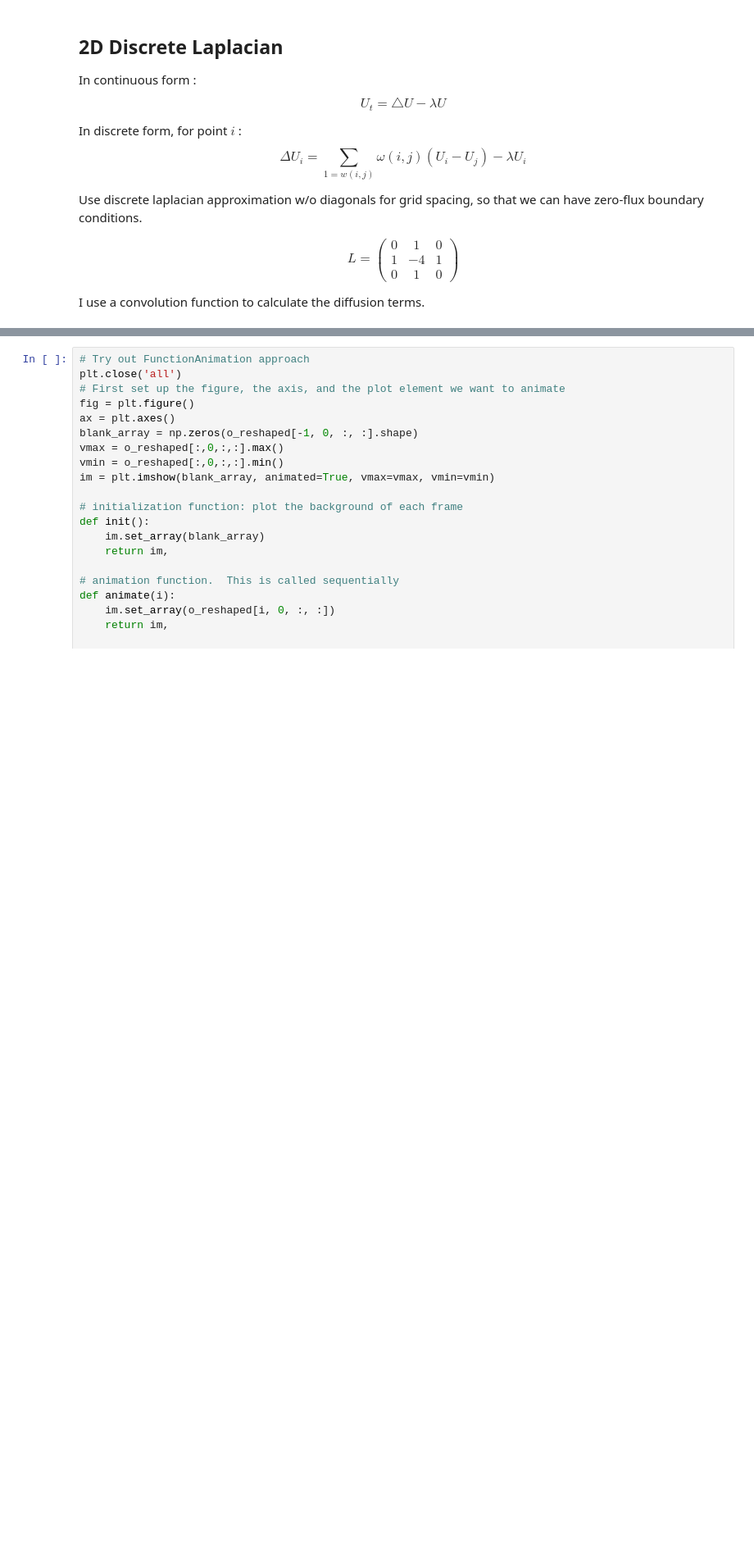
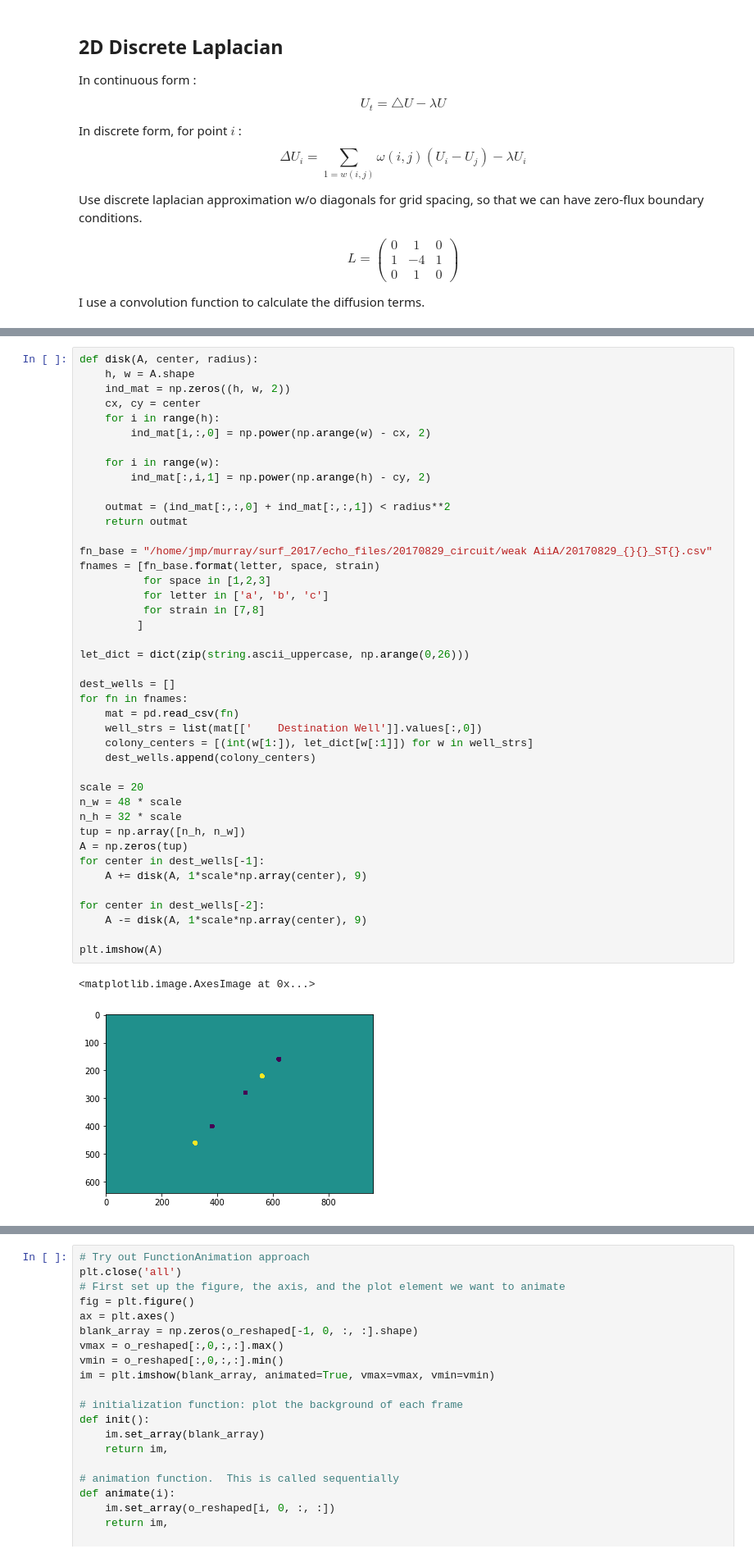
Before and after one commit to boospooky/omnitray-modeling, a Jupyter notebook: omnitray-modeling/simulation_notebook.ipynb, the cells around one changed output, grey strips where cells are left out. Shown at 82% size. Saved outputs shown, nothing was run; the diff lists cells and outputs as text; blank space fills up the shorter version.

```diff
--- a/omnitray-modeling/simulation_notebook.ipynb
+++ b/omnitray-modeling/simulation_notebook.ipynb
@@ -69,3 +90,48 @@ I use a convolution function to calculate the diffusion terms.
+# %%
+def disk(A, center, radius):
+    h, w = A.shape
+    ind_mat = np.zeros((h, w, 2))
+    cx, cy = center
+    for i in range(h):
+        ind_mat[i,:,0] = np.power(np.arange(w) - cx, 2)
+
+    for i in range(w):
+        ind_mat[:,i,1] = np.power(np.arange(h) - cy, 2)
+
+    outmat = (ind_mat[:,:,0] + ind_mat[:,:,1]) < radius**2
+    return outmat
+
+fn_base = "/home/jmp/murray/surf_2017/echo_files/20170829_circuit/weak AiiA/20170829_{}{}_ST{}.csv"
+fnames = [fn_base.format(letter, space, strain)
+          for space in [1,2,3]
+          for letter in ['a', 'b', 'c']
+          for strain in [7,8]
+         ]
+
+let_dict = dict(zip(string.ascii_uppercase, np.arange(0,26)))
+
+dest_wells = []
+for fn in fnames:
+    mat = pd.read_csv(fn)
+    well_strs = list(mat[['    Destination Well']].values[:,0])
+    colony_centers = [(int(w[1:]), let_dict[w[:1]]) for w in well_strs]
+    dest_wells.append(colony_centers)
+
+scale = 20
+n_w = 48 * scale
+n_h = 32 * scale
+tup = np.array([n_h, n_w])
+A = np.zeros(tup)
+for center in dest_wells[-1]:
+    A += disk(A, 1*scale*np.array(center), 9)
+
+for center in dest_wells[-2]:
+    A -= disk(A, 1*scale*np.array(center), 9)
+
+plt.imshow(A)
+# %% [output]
+<matplotlib.image.AxesImage at 0x...>
+[figure, added]
 # %%
 # Cell model w/ signalling
 
```
Also changed, not shown: parts of 6 cells of this notebook.
